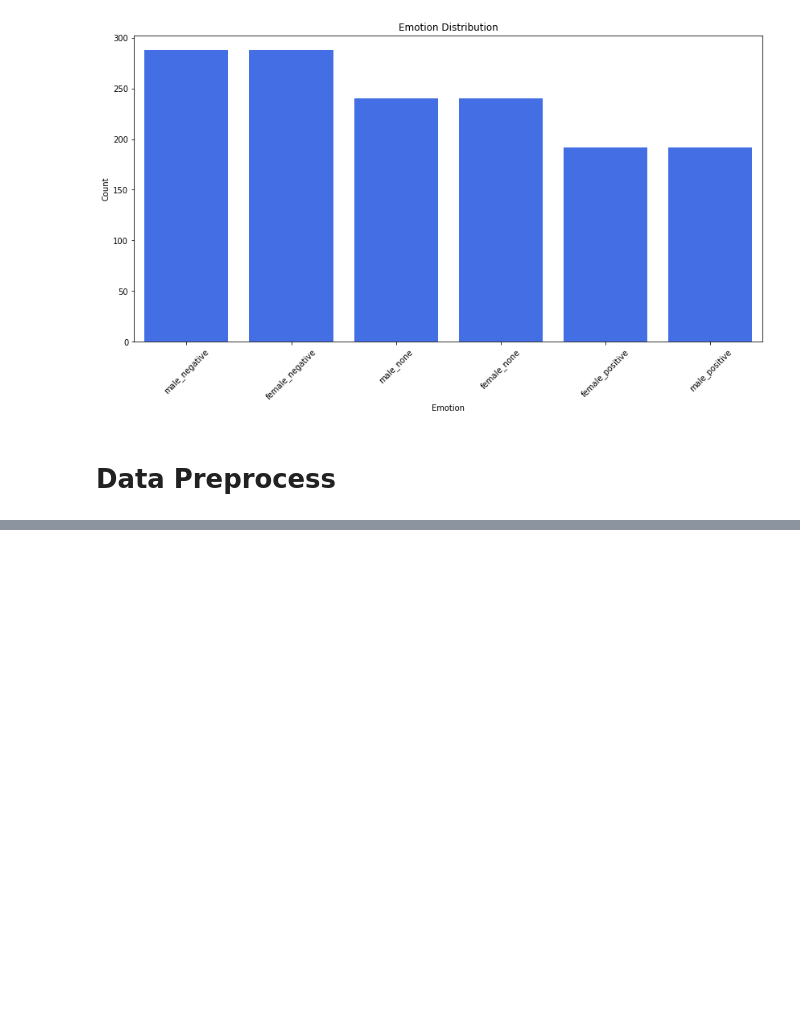
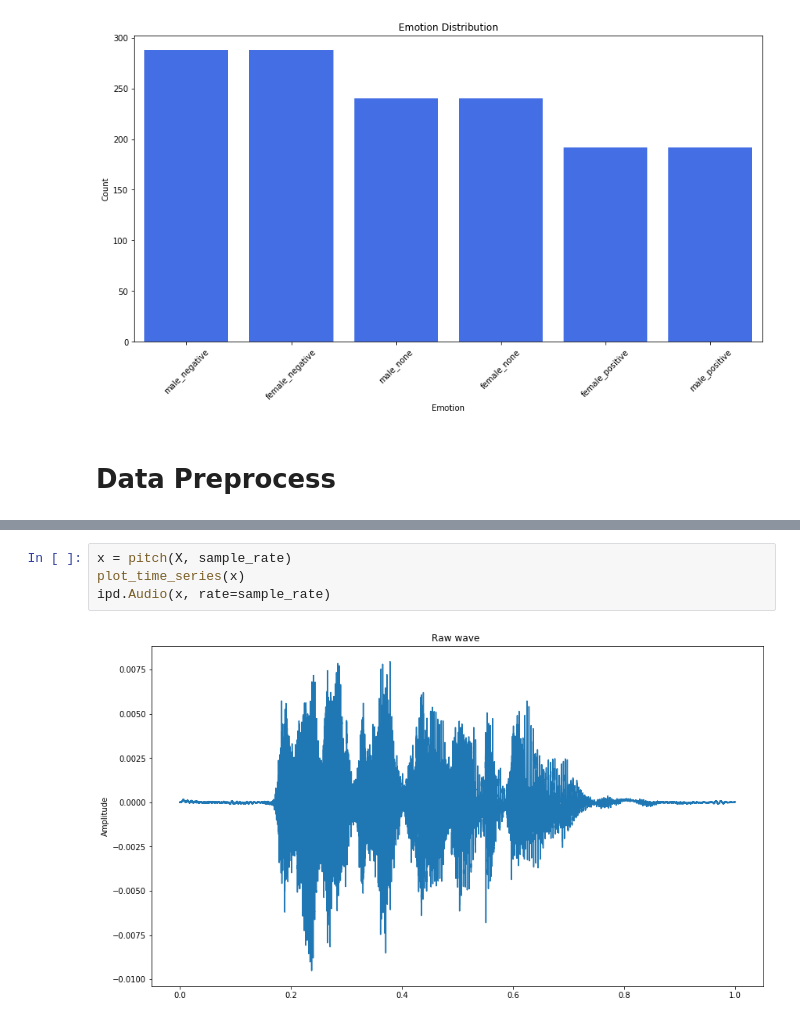
Before and after one commit to SER-2020-Project-ZX/Audio-Analytics, a Jupyter notebook: Audio Analytics .ipynb, the cells around one changed output, grey strips where cells are left out. Cells and saved outputs as stored; diff of their text form; blank space fills up the shorter version.

```diff
--- a/Audio Analytics .ipynb
+++ b/Audio Analytics .ipynb
@@ -416,0 +566,6 @@ data3_df.head()
+# %%
+x = pitch(X, sample_rate)
+plot_time_series(x)
+ipd.Audio(x, rate=sample_rate)
+# %% [output]
+[figure, added]
```
Also changed, not shown: parts of 30 cells of this notebook.
